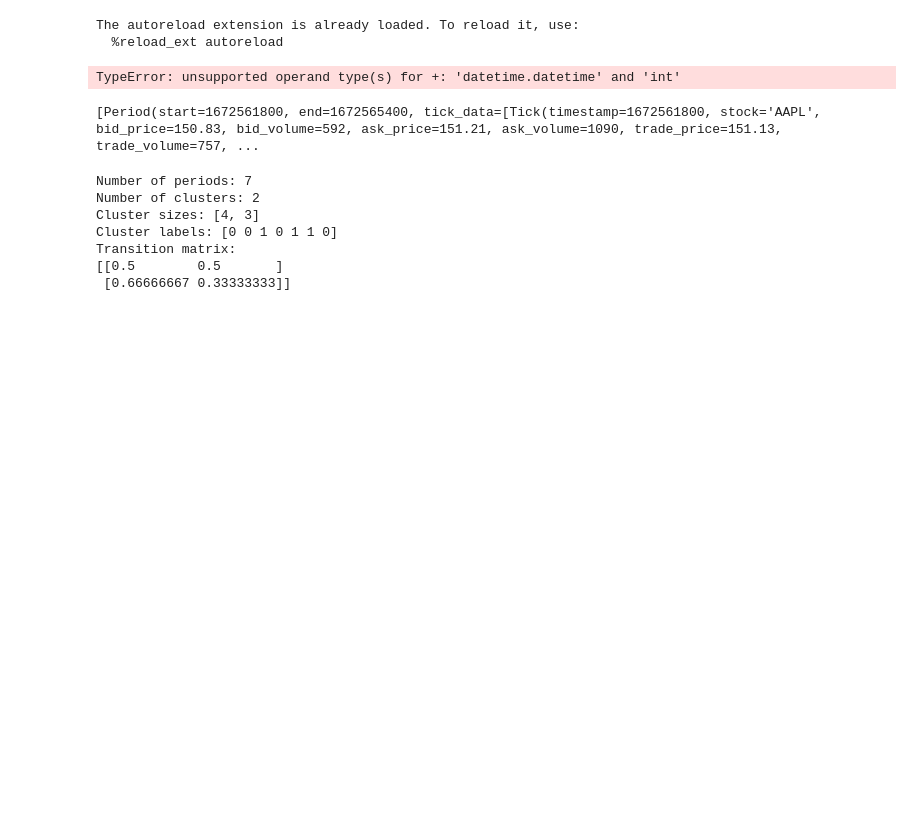
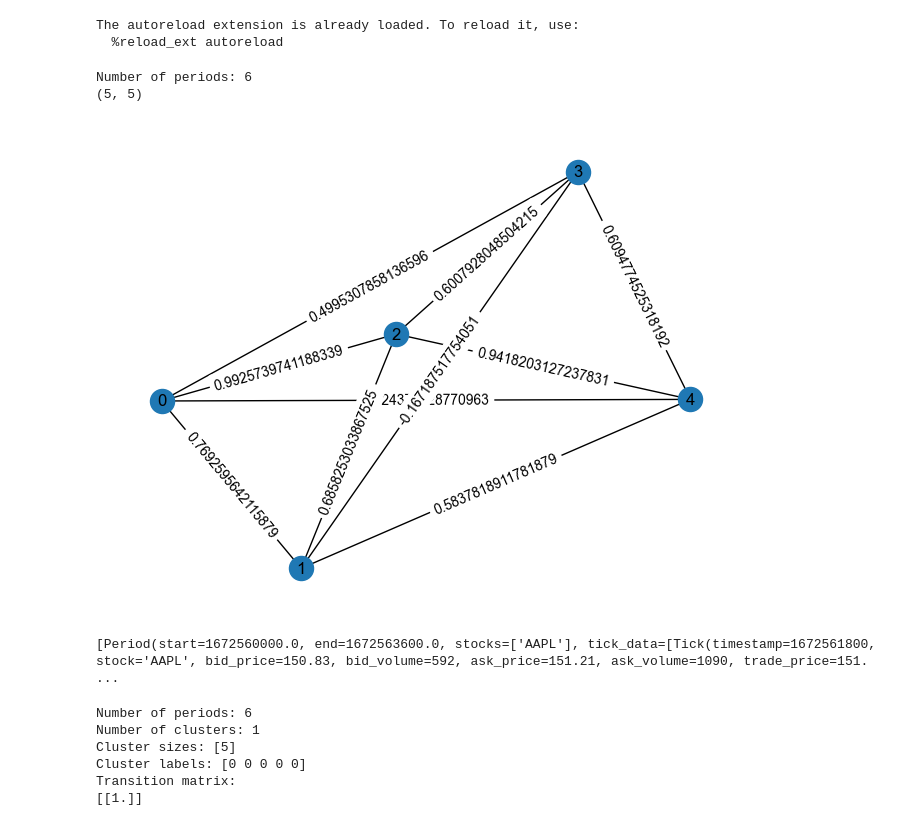
Before and after one commit to AdamZinebii/Intraday-Market-Activity-Clustering, a Jupyter notebook: examples/Louvain_clustering.ipynb, the cells around one changed output. Cells and saved outputs as stored; diff of their text form; code cells hidden in the pictures; blank space fills up the shorter version.

```diff
--- a/examples/Louvain_clustering.ipynb
+++ b/examples/Louvain_clustering.ipynb
@@ -26,24 +26,27 @@ The autoreload extension is already loaded. To reload it, use:
 # %%
 T = 15
 
 # Load data from a JSONL file
-market = Market.from_jsonl("./tick_data.jsonl", start_date="2007/02/02", end_date="2007/02/04")
+market = Market.from_jsonl("./tick_data.jsonl", start_date="2022/12/31", end_date="2023/01/03")
 
 # Get periods of length 15
-period_length = (timedelta(seconds=3600))
-periods = market.get_periods(period_length=period_length)
+periods = market.get_periods(period_length=3600)
 print(f"Number of periods: {len(periods)}")
 
+corr = market.compute_correlation_matrix_inter(3600)
+print(corr.shape)
 # Build the graph
-state_graph = market.build_graph(periods, 0)
+state_graph = market.build_graph(3600, 0, inter=True)
 
-clustering = GreedyClustering().fit(periods, G=state_graph)
+clustering = LouvainClustering().fit(periods, G=state_graph)
 # %% [output]
-TypeError: unsupported operand type(s) for +: 'datetime.datetime' and 'int'
+Number of periods: 6
+(5, 5)
+[figure, added]
 # %%
 print(periods)
 # %% [output]
-[Period(start=1672561800, end=1672565400, tick_data=[Tick(timestamp=1672561800, stock='AAPL', bid_price=150.83, bid_volume=592, ask_price=151.21, ask_volume=1090, trade_price=151.13, trade_volume=757, ...
+[Period(start=1672560000.0, end=1672563600.0, stocks=['AAPL'], tick_data=[Tick(timestamp=1672561800, stock='AAPL', bid_price=150.83, bid_volume=592, ask_price=151.21, ask_volume=1090, trade_price=151. ...
 # %%
 # Get the clusters
 clusters = clustering.clusters
@@ -55,13 +58,12 @@ print(f"Cluster labels: {clustering.labels}")
 #print(f"Cluster centers: {clustering.cluster_centers}")
 print(f"Transition matrix: \n{clustering.transition_matrix}")
 # %% [output]
-Number of periods: 7
-Number of clusters: 2
-Cluster sizes: [4, 3]
-Cluster labels: [0 0 1 0 1 1 0]
+Number of periods: 6
+Number of clusters: 1
+Cluster sizes: [5]
+Cluster labels: [0 0 0 0 0]
 Transition matrix:
-[[0.5        0.5       ]
- [0.66666667 0.33333333]]
+[[1.]]
 # %%
 clustering.plot_community_graph(state_graph, method='Louvain')
 # %% [output]
```
Also changed, not shown: parts of 5 cells of this notebook, 5 other files.
